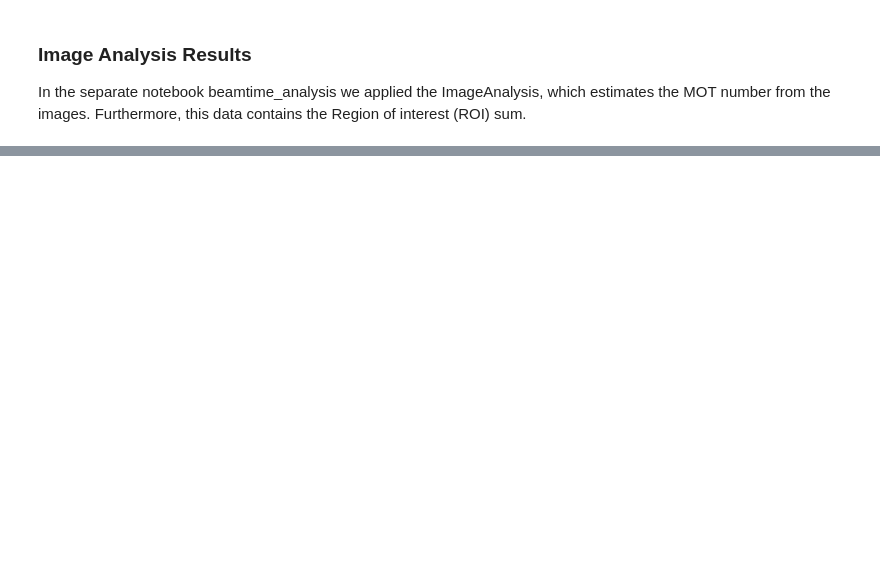
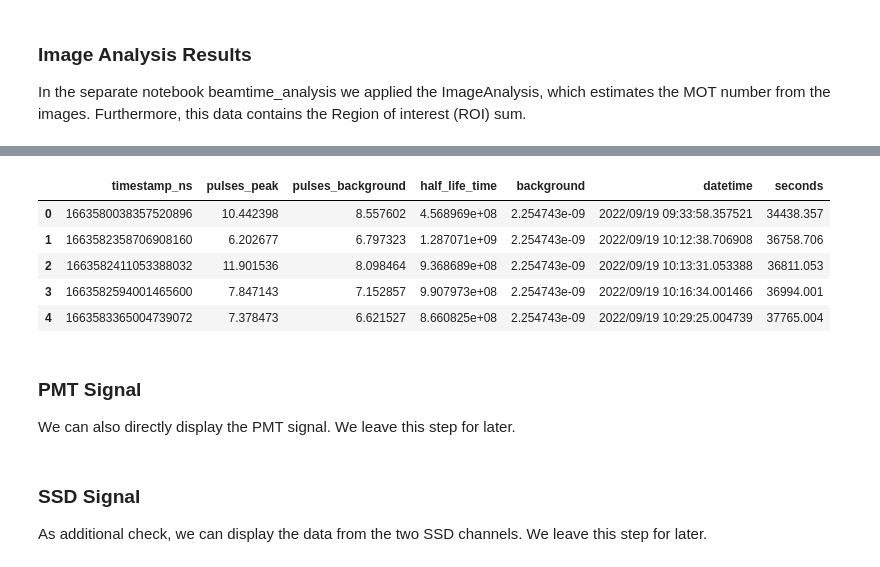
Before and after one commit to romanwixinger/data-engineering-utokyo, a Jupyter notebook: src/notebooks/source_union.ipynb, the cells around one changed output, grey strips where cells are left out. Saved outputs shown, nothing was run; the diff lists cells and outputs as text; code cells hidden in the pictures; blank space fills up the shorter version.

```diff
--- a/src/notebooks/source_union.ipynb
+++ b/src/notebooks/source_union.ipynb
@@ -142,0 +186,15 @@ iar_df_19.head(5)
+# %%
+ssd_df_19.head(5)
+# %% [output]
+|  | timestamp_ns | pulses_peak | pulses_background | half_life_time | background | datetime | seconds |
+| 0 | 1663580038357520896 | 10.442398 | 8.557602 | 4.568969e+08 | 2.254743e-09 | 2022/09/19 09:33:58.357521 | 34438.357 |
+| 1 | 1663582358706908160 | 6.202677 | 6.797323 | 1.287071e+09 | 2.254743e-09 | 2022/09/19 10:12:38.706908 | 36758.706 |
+| 2 | 1663582411053388032 | 11.901536 | 8.098464 | 9.368689e+08 | 2.254743e-09 | 2022/09/19 10:13:31.053388 | 36811.053 |
+| 3 | 1663582594001465600 | 7.847143 | 7.152857 | 9.907973e+08 | 2.254743e-09 | 2022/09/19 10:16:34.001466 | 36994.001 |
+| 4 | 1663583365004739072 | 7.378473 | 6.621527 | 8.660825e+08 | 2.254743e-09 | 2022/09/19 10:29:25.004739 | 37765.004 |
+# %% [markdown]
+### PMT Signal
+We can also directly display the PMT signal. We leave this step for later.
+# %% [markdown]
+### SSD Signal
+As additional check, we can display the data from the two SSD channels. We leave this step for later.
```
Also changed, not shown: parts of 22 cells of this notebook.
